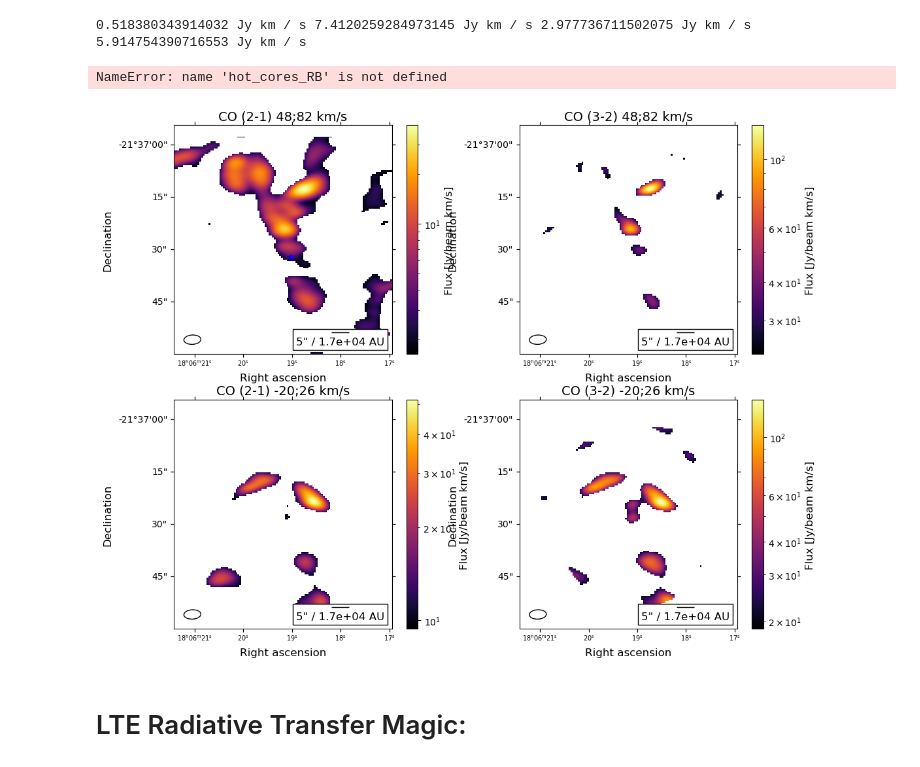
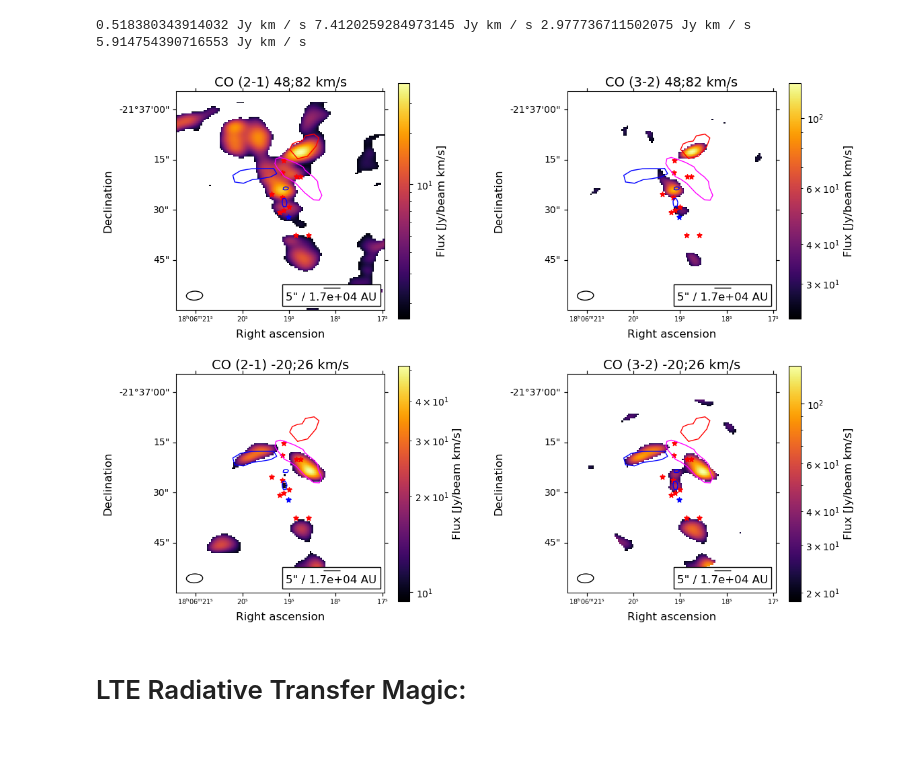
Before and after one commit to femkeballieux/master_project_2, a Jupyter notebook: code/LTERadtrans_RotDiagram_G008.67.ipynb, the cells around one changed output. Cells and saved outputs as stored; diff of their text form; code cells hidden in the pictures.

```diff
--- a/code/LTERadtrans_RotDiagram_G008.67.ipynb
+++ b/code/LTERadtrans_RotDiagram_G008.67.ipynb
@@ -218,41 +219,40 @@ ax[1,1].set_ylabel('Declination')
 v.add_beam(ax=ax[1,1],major=beam_major, minor=beam_minor, angle=beam_pa, color='none', edgecolor='black')
 ax[1,1].set_xlim(0, 120)
 ax[1,1].set_ylim(0, 126)
 ax[1,1].tick_params(axis='x', labelsize=7)
 v.add_scalebar(ax[1,1], length=5*u.arcsec, label=f"5\" / {((5*u.arcsec).to(u.rad)*d.to(u.au)).value:.2} AU", frame=True, pad=0.3)
 fig.colorbar(mappable=sm_7_blue, ax=ax[1,1], label='Flux [Jy/beam km/s]')
 
 ax[0,0].scatter(hot_cores_RA, hot_cores_DEC, transform=ax[0,0].get_transform('fk5'), s=30,
            color='blue', marker='*', label='Hot cores', zorder=10)
-ax[0,1].scatter(hot_cores_RB, hot_cores_DEC, transform=ax[0,1].get_transform('fk5'), s=30,
+ax[0,1].scatter(hot_cores_RA, hot_cores_DEC, transform=ax[0,1].get_transform('fk5'), s=30,
            color='blue', marker='*', label='Hot cores', zorder=10)
-ax[1,0].scatter(hot_cores_RB, hot_cores_DEC, transform=ax[1,0].get_transform('fk5'), s=30,
+ax[1,0].scatter(hot_cores_RA, hot_cores_DEC, transform=ax[1,0].get_transform('fk5'), s=30,
            color='blue', marker='*', label='Hot cores', zorder=10)
-ax[1,1].scatter(hot_cores_RB, hot_cores_DEC, transform=ax[1,1].get_transform('fk5'), s=30,
+ax[1,1].scatter(hot_cores_RA, hot_cores_DEC, transform=ax[1,1].get_transform('fk5'), s=30,
            color='blue', marker='*', label='Hot cores', zorder=10)
 
 ax[0,0].scatter(all_cores_coords.ra, all_cores_coords.dec, transform=ax[0,0].get_transform('fk5'), s=30,
-              color='red', marker='*', label='Bll cores')
+              color='red', marker='*', label='All cores')
 ax[0,1].scatter(all_cores_coords.ra, all_cores_coords.dec, transform=ax[0,1].get_transform('fk5'), s=30,
-                color='red', marker='*', label='Bll cores')
+                color='red', marker='*', label='All cores')
 ax[1,0].scatter(all_cores_coords.ra, all_cores_coords.dec, transform=ax[1,0].get_transform('fk5'), s=30,
-                color='red', marker='*', label='Bll cores')
+                color='red', marker='*', label='All cores')
 ax[1,1].scatter(all_cores_coords.ra, all_cores_coords.dec, transform=ax[1,1].get_transform('fk5'), s=30,
                 color='red', marker='*', label='All cores')
 
 regions = Regions.read('/net/vdesk/data2/bach1/ballieux/master_project_2/data/high_mass_data/apertures_paths_pvdiagrams/G008.67_all', format='crtf')
 for region in regions:
     pixel_region = region.to_pixel(wcs_B7_red)
     pixel_region.plot(ax=ax[0,0], linewidth=1)
     pixel_region.plot(ax=ax[0,1], linewidth=1)
     pixel_region.plot(ax=ax[1,0], linewidth=1)
     pixel_region.plot(ax=ax[1,1], linewidth=1)
 
 plt.subplots_adjust(wspace=0.5)
 plt.savefig(path+'plots/maps_'+source_name+'.png', bbox_inches='tight', dpi=500)
 # %% [output]
-NameError: name 'hot_cores_RB' is not defined
-[figure, old version]
+[figure, new version]
 # %% [markdown]
 # LTE Radiative Transfer Magic:
 # %%
```
Also changed, not shown: parts of 14 cells of this notebook, 10 other files.
